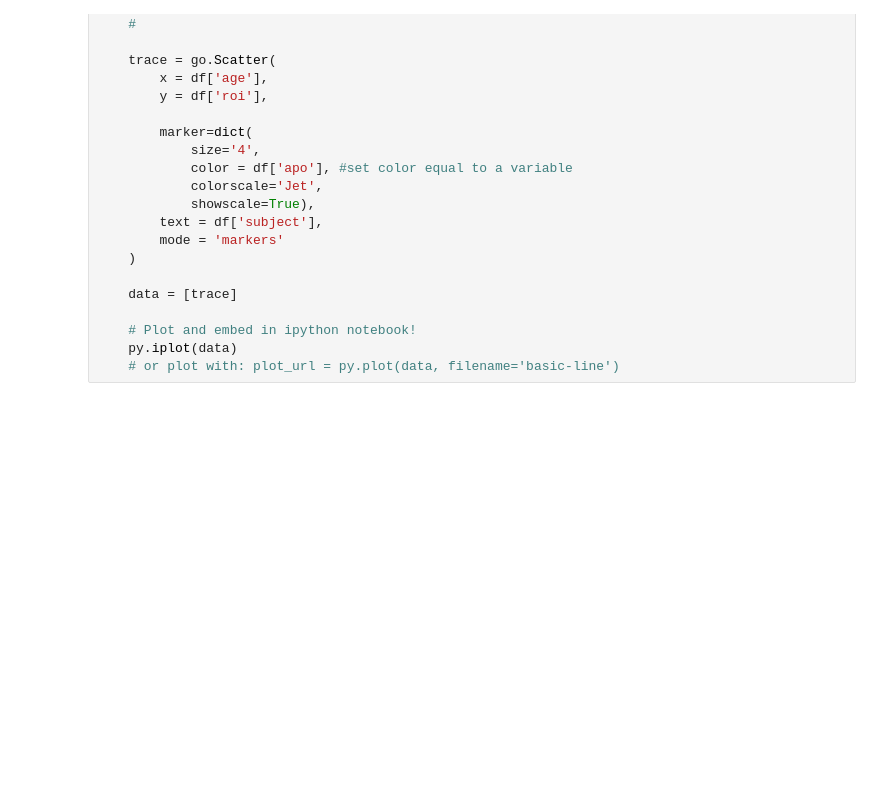
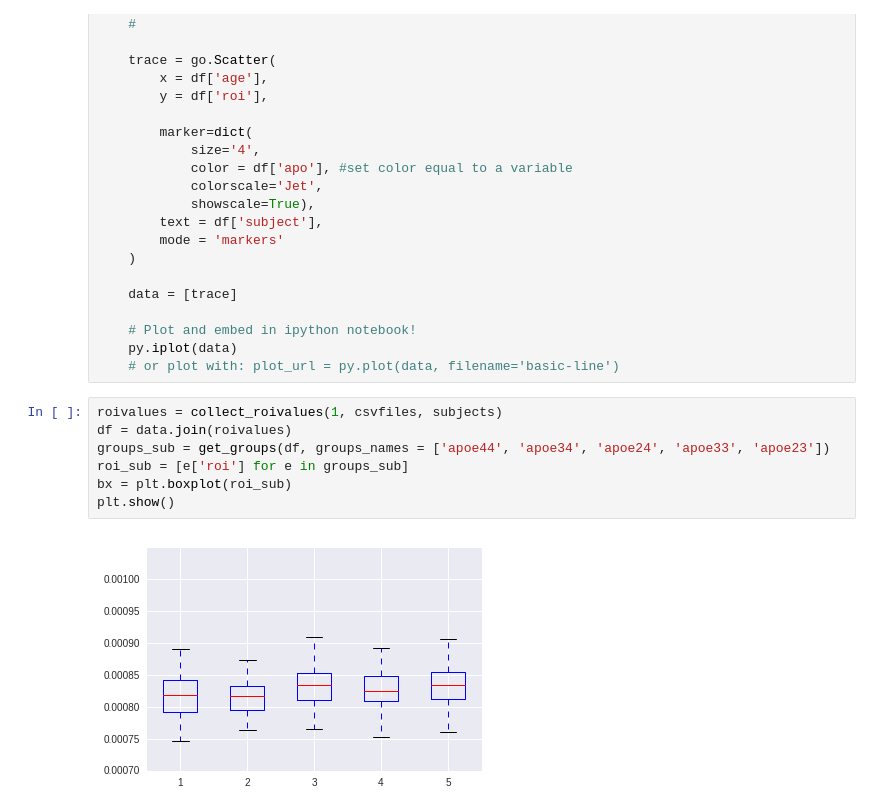
Before and after one commit to xgrg/alfa, a Jupyter notebook: notebooks/ROI analyses/ROI analysis (MNI space) DARTEL csf.5 (ROI DARTEL).ipynb, the cells around one changed output. Saved outputs shown, nothing was run; the diff lists cells and outputs as text; blank space fills up the shorter version.

```diff
--- a/notebooks/ROI analyses/ROI analysis (MNI space) DARTEL csf.5 (ROI DARTEL).ipynb
+++ b/notebooks/ROI analyses/ROI analysis (MNI space) DARTEL csf.5 (ROI DARTEL).ipynb
@@ -78,3 +88,12 @@ def plotly_region(roilabel):
     # Plot and embed in ipython notebook!
     py.iplot(data)
     # or plot with: plot_url = py.plot(data, filename='basic-line')
+# %%
+roivalues = collect_roivalues(1, csvfiles, subjects)
+df = data.join(roivalues)
+groups_sub = get_groups(df, groups_names = ['apoe44', 'apoe34', 'apoe24', 'apoe33', 'apoe23'])
+roi_sub = [e['roi'] for e in groups_sub]
+bx = plt.boxplot(roi_sub)
+plt.show()
+# %% [output]
+[figure, added]
```
Also changed, not shown: parts of 4 cells of this notebook.
